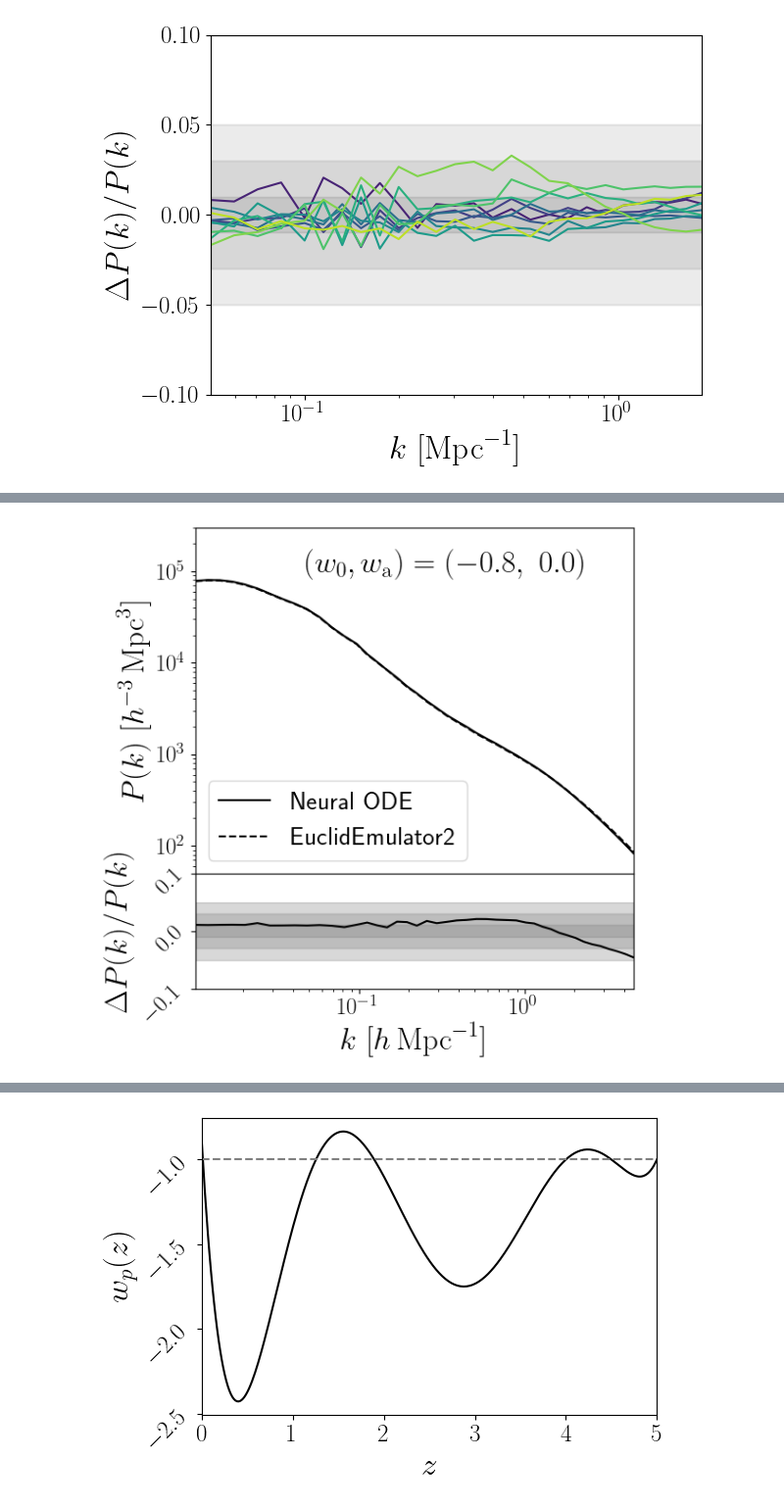
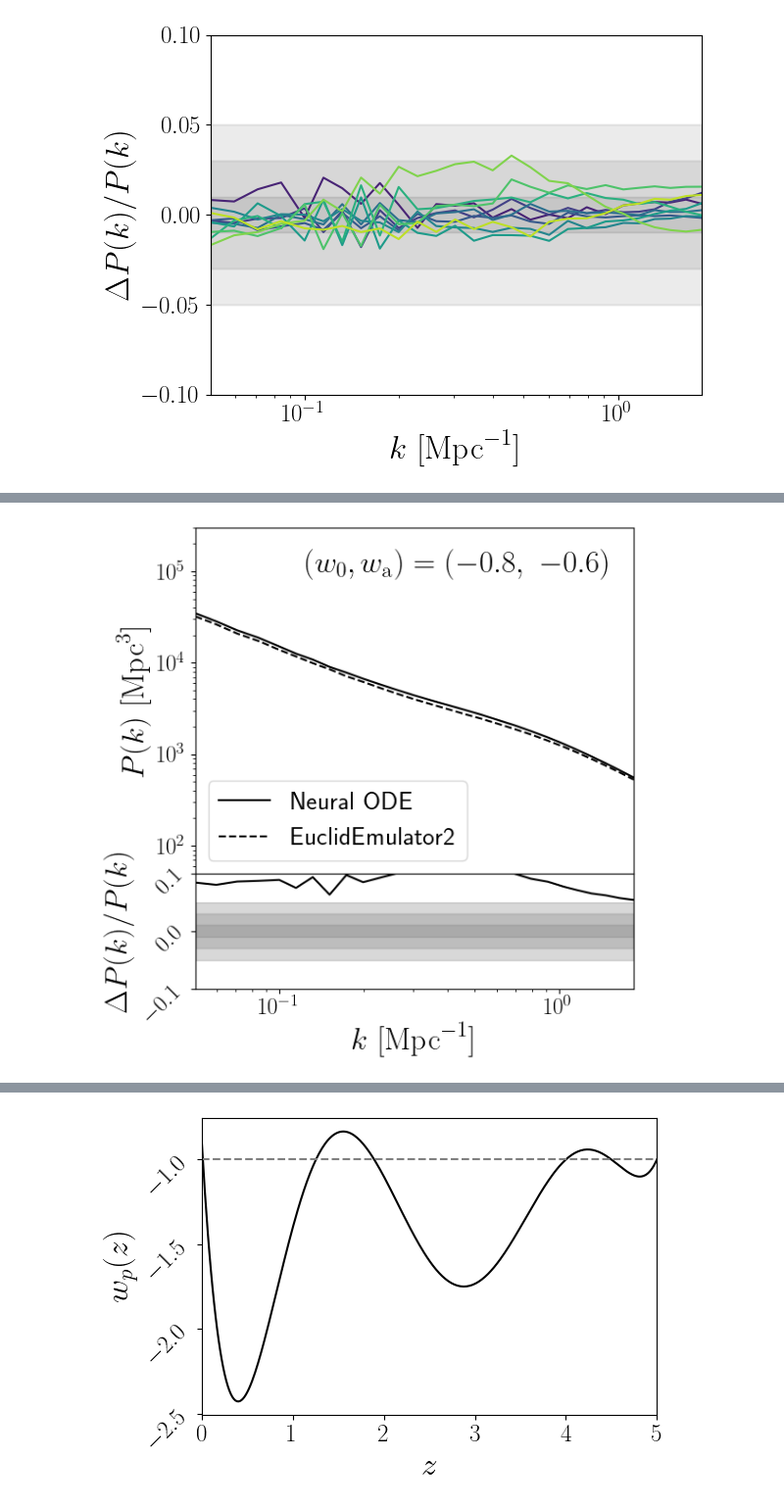
Before and after one commit to pltaylor16/odd_emu, a Jupyter notebook: new_approach_2/results.ipynb, the cells around one changed output, grey strips where cells are left out. Shown at 98% size. Drawn from its saved outputs; the diff is of its cells as text; code cells hidden in the pictures.

Commit message:
some issues with mean matter density. Will need to rerun.

```diff
--- a/new_approach_2/results.ipynb
+++ b/new_approach_2/results.ipynb
@@ -784,14 +805,14 @@ import os
 os.environ['MPLCONFIGDIR'] = os.getcwd() + "/configs/"
 from matplotlib import pyplot as plt
 
-for seed in [43]:
+for seed in [1]:
 
     # --- Initialize emulator ---
     emulator = CosmoPowerJAX(probe="mpk_lin")
 
     # --- Load k-grid ---
     k_full = emulator.modes.astype(np.float32)
-    k_idx = np.where((k_full > 1e-2) & (k_full < 4.9))[0][::6]
+    k_idx = np.where((k_full > 5e-2) & (k_full < 2.))[0][::6]
     k = k_full[k_idx]
     print (np.shape(k_idx))
 
@@ -809,6 +830,8 @@ for seed in [43]:
     w = -0.8
     wa = -0.0
 
+    k_h_units = k / h
+
     cosmo_dict = {
         'As': As, 'ns': ns, 'Omb': Omb, 'Omm': Omm, 'h': h,
         'mnu': mnu, 'w': w, 'wa': wa,
@@ -822,12 +845,46 @@ for seed in [43]:
     ln_10_A_s = np.log(1e10 * As)
 
 
+    def get_camb_pk_ratio(z, k_h_units, cosmo_dict):
+        from camb import CAMBparams, get_results
+
+        def get_pk_camb(z, w, wa):
+            pars = CAMBparams()
+            pars.set_cosmology(
+                H0=cosmo_dict['h'] * 100,
+                ombh2=cosmo_dict['Omb'] * cosmo_dict['h']**2,
+                omch2=(cosmo_dict['Omm'] - cosmo_dict['Omb']) * cosmo_dict['h']**2,
+                mnu=cosmo_dict['mnu']
+            )
+            pars.set_dark_energy(w=w, wa=wa, dark_energy_model='ppf')
+            pars.InitPower.set_params(As=cosmo_dict['As'], ns=cosmo_dict['ns'])
+            pars.set_matter_power(redshifts=[z], kmax=k_h_units.max())
+            results = get_results(pars)
+            PK = results.get_matter_power_interpolator(nonlinear=False, hubble_units=True, k_hunit=True)
+            return PK.P(z, k_h_units)
+
+
+        # P(k, z) with w and wa from input
+        pk_de = get_pk_camb(z, cosmo_dict['w'], cosmo_dict['wa'])
+
+        # P(k, z) with vanilla ΛCDM
+        pk_lcdm = get_pk_camb(z, w=-1.0, wa=0.0)
+
+        return pk_de / pk_lcdm
+
+    camb_ratio_0 = get_camb_pk_ratio(0.0, k_h_units, cosmo_dict)
+    camb_ratio_5 = get_camb_pk_ratio(5.0, k_h_units, cosmo_dict)
+
+    print (camb_ratio_0)
+    print (camb_ratio_5)
+
+
 
     def get_nonlinear_pk(z):
         inp = np.array([omega_b, omega_cdm, h, ns, ln_10_A_s, z], dtype=np.float32)
         pk_lin = emulator.predict(inp)[k_idx]
-        _, boost = ee2.get_boost(cosmo_dict, np.array([z]), k)
-        pk_nl = pk_lin * boost[0]
+        _, boost = ee2.get_boost(cosmo_dict, np.array([z]), k_h_units)
+        pk_nl = pk_lin * boost[0] * get_camb_pk_ratio(z, k_h_units, cosmo_dict)
         return pk_nl
 
     # --- Compute nonlinear P(k) ---
@@ -851,7 +908,7 @@ for seed in [43]:
     # --- Load k and emulator ---
     emulator = CosmoPowerJAX(probe="mpk_lin")
     k_full = emulator.modes.astype(np.float32)
-    k_idx = np.where((k_full > 1e-2) & (k_full < 4.9))[0][::6]
+    k_idx = np.where((k_full > 5e-2) & (k_full < 2.))[0][::6]
     k = k_full[k_idx]
     k_shp = np.shape(k_idx)[0]
 
@@ -863,18 +920,18 @@ for seed in [43]:
     Omm = rng.uniform(0.24, 0.40)
     h = rng.uniform(0.61, 0.73)
 
-    cosmo_dict = {'As': As, 'ns': ns, 'Omb': Omb, 'Omm': Omm, 'h': h, 'mnu': 0.0, 'w': -0.8, 'wa': -0.0}
-    print(cosmo_dict)
+    cosmo_dict = {'As': As, 'ns': ns, 'Omb': Omb, 'Omm': Omm, 'h': h, 'mnu': 0.0, 'w': w, 'wa': wa}
     omega_b = Omb * h**2
     omega_cdm = (Omm - Omb) * h**2
     ln_10_A_s = np.log(1e10 * As)
 
+    print (cosmo_dict)
     # --- Get nonlinear logP(k,z) ---
     def get_nl_logpk(z):
         inp = np.array([omega_b, omega_cdm, h, ns, ln_10_A_s, z], dtype=np.float32)
         pk_lin = emulator.predict(inp)[k_idx]
-        _, boost = ee2.get_boost(cosmo_dict, np.array([z]), k)
-        pk_nl = pk_lin * boost[0]
+        _, boost = ee2.get_boost(cosmo_dict, np.array([z]), k_h_units)
+        pk_nl = pk_lin * boost[0]* get_camb_pk_ratio(z, k_h_units, cosmo_dict)
         return jnp.log(pk_nl.astype(jnp.float32))
 
     # --- Background quantities ---
@@ -882,7 +939,9 @@ for seed in [43]:
 
     def Hz_func(z):
         a = 1.0 / (1.0 + z)
-        Ez2 = Omm * (1 + z)**3 + (1 - Omm) * a**(-3 * (1 + (-1.0)))
+        w_z = w + wa * z / (1 + z)
+        de_factor = a**(-3 * (1 + w + wa)) * jnp.exp(-3 * wa * z / (1 + z))
+        Ez2 = Omm * (1 + z)**3 + (1 - Omm) * de_factor
         return 100.0 * h * jnp.sqrt(Ez2)
 
     def rho_m_func(z):
@@ -998,14 +1057,14 @@ for seed in [43]:
 
     ax1.set_xscale('log')
     ax1.set_yscale('log')
-    ax1.set_ylabel(r"$P(k)\ [h^{-3}\,\mathrm{Mpc}^3]$")
+    ax1.set_ylabel(r"$P(k)\ [\mathrm{Mpc}^3]$")
     ax1.set_ylim(5e1, 3e5)
     ax1.legend(loc = 'lower left')
 
     ax1.text(
     #0.02, 0.05,  # x, y in axes fraction (0 = left/bottom, 1 = right/top)
     0.25, 0.85,  # x, y in axes fraction (0 = left/bottom, 1 = right/top)
-    r"$(w_{\rm 0}, w_{\rm a}) = (-0.8,\ 0.0)$",
+    r"$(w_{\rm 0}, w_{\rm a}) = (-0.8,\ -0.6)$",
     transform=ax1.transAxes,
     fontsize=24,
     verticalalignment='bottom'
@@ -1015,7 +1074,7 @@ for seed in [43]:
     residual = (pk_mean[-1] - pk_nl_z0) / pk_nl_z0
     ax2.plot(k, residual, color='k')
     ax2.set_xscale('log')
-    ax2.set_xlabel(r"$k\ [h\,\mathrm{Mpc}^{-1}]$")
+    ax2.set_xlabel(r"$k\ [\mathrm{Mpc}^{-1}]$")
     ax2.set_ylabel(r"$\Delta P(k) / P(k)$")
     ax2.set_ylim(-0.1, 0.1)
     ax2.axhspan(-0.05, 0.05, color='gray', alpha=0.3, zorder=0)
@@ -1031,5 +1090,5 @@ for seed in [43]:
 
     #fig.title(r"$(w_{\rm 0}, w_{\rm a}) = (-0.8,\ 0.6)$", fontsize=24)
     plt.tight_layout()
-    plt.savefig('plots/pk_w2.pdf')
+    plt.savefig('plots/pk_w_fail.pdf')
 # %% [output]
@@ -1044,2 +1113,2 @@ P(k, z=0): [5755.3833 5883.4834 5860.4336 5652.0947 5276.077 ]
-[figure, old version]
+[figure, new version]
 # %%
```
Also changed, not shown: parts of 4 cells of this notebook.
